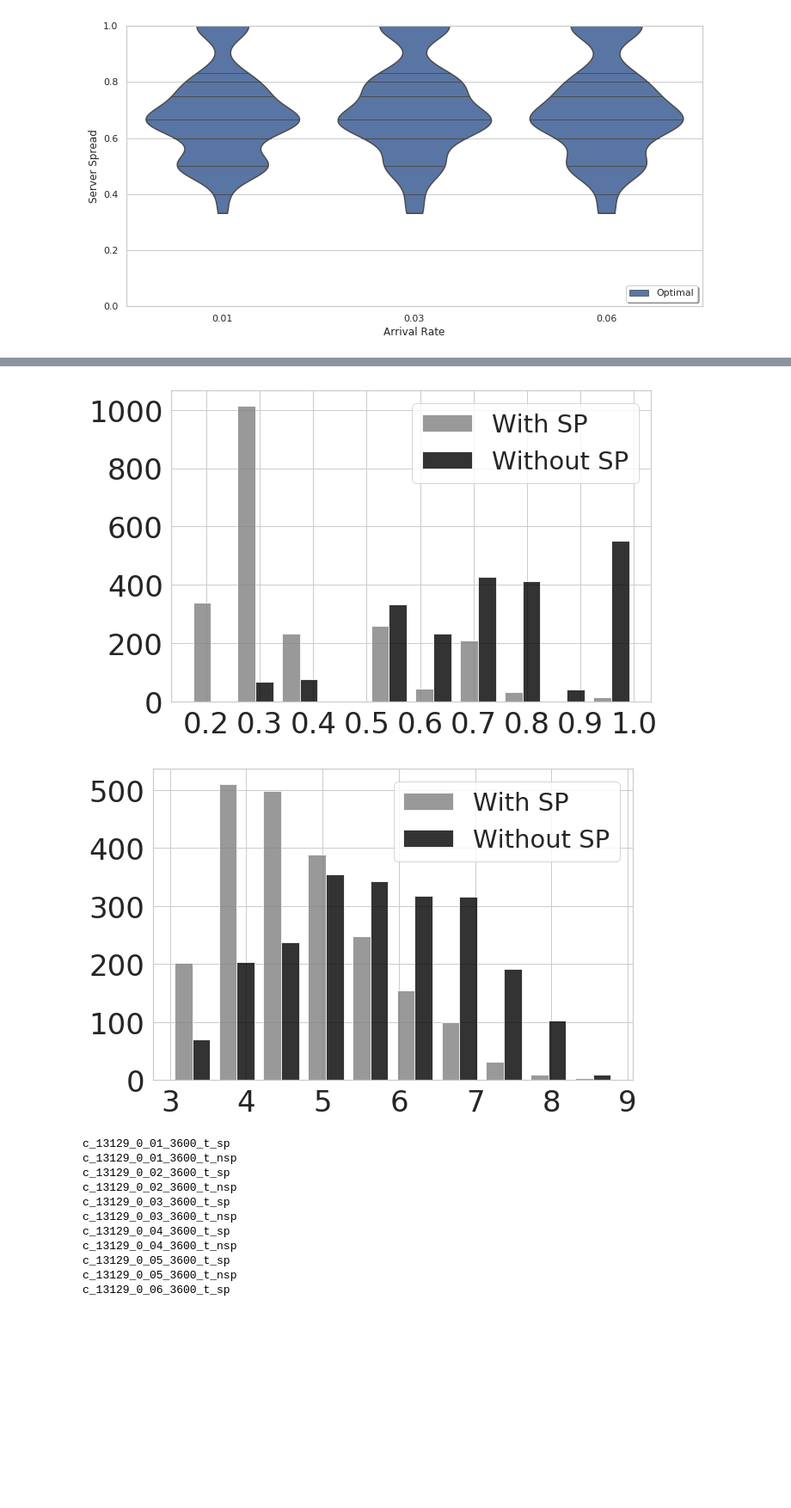
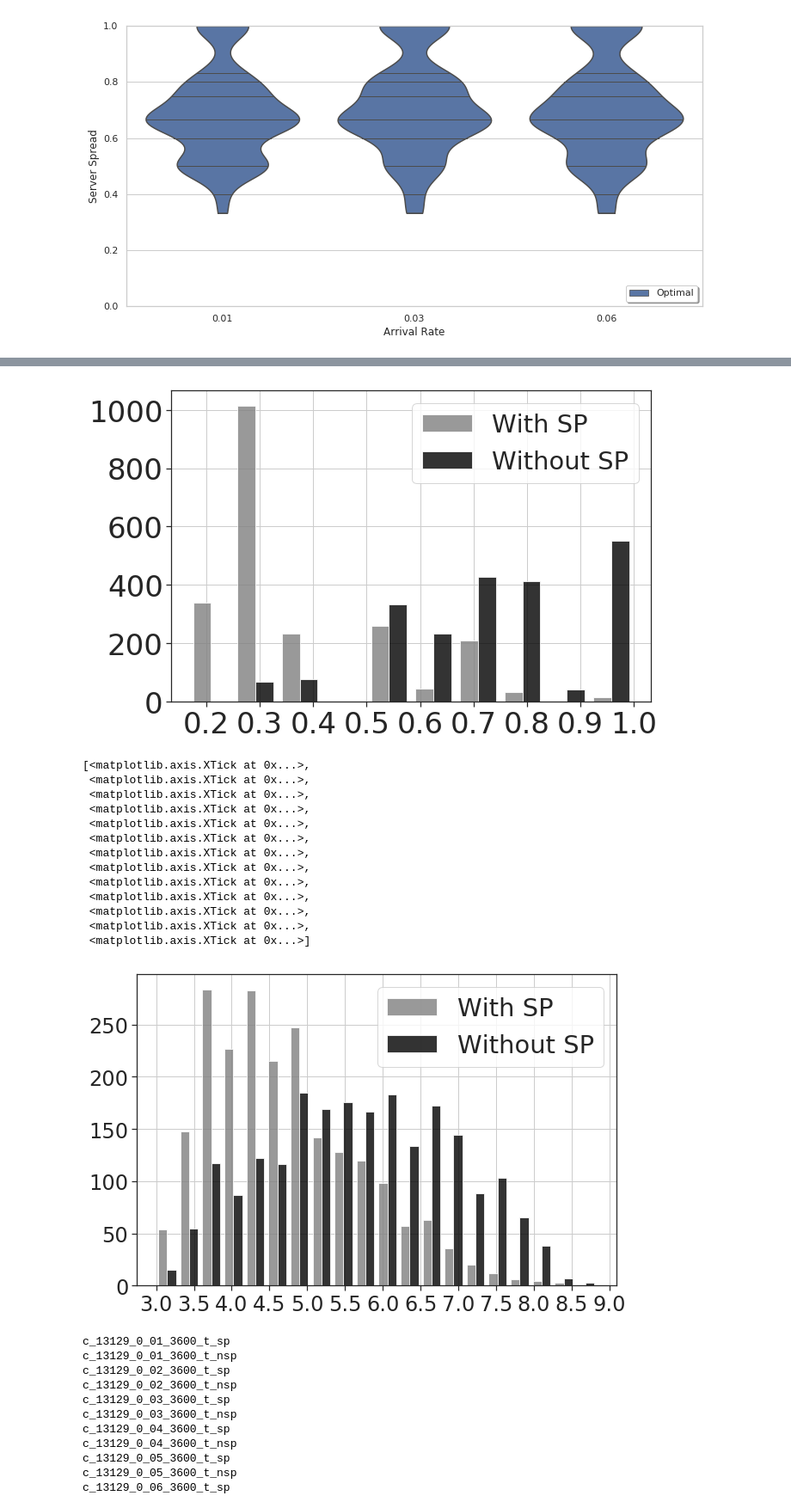
Before and after one commit to mfbari/esso, a Jupyter notebook: plots/plot_server_and_co_spread.ipynb, the cells around one changed output, grey strips where cells are left out. Shown at 86% size. Drawn from its saved outputs; the diff is of its cells as text; code cells hidden in the pictures; blank space fills up the shorter version.

Commit message:
update plot style to add grid and ticks

```diff
--- a/plots/plot_server_and_co_spread.ipynb
+++ b/plots/plot_server_and_co_spread.ipynb
@@ -9,7 +9,8 @@ import seaborn as sns
 import statsmodels.api as sm
 %matplotlib inline
 # %%
-sns.set(style="whitegrid")
+#sns.set(style="ticks")
+sns.set_style("ticks", {"axes.grid": True})
 color_palette = ['Red', 'Black', 'Blue']
 figsize=(12,6)
 # %%
@@ -149,19 +150,35 @@ for item in ([ax.title, ax.xaxis.label, ax.yaxis.label] +
               ax.get_xticklabels() + ax.get_yticklabels()):
     item.set_fontsize(34)
 # %% [output]
-[figure, old version]
+[figure, new version]
 # %%
 fig.savefig('13129_switch_power_nfv_pod_spread.pdf', dpi=1200)
 # %%
 fig, ax = plt.subplots()
 x = spread_df[spread_df['Switch Power'] == 'Yes']['Path Spread']
 y = spread_df[spread_df['Switch Power'] == 'No']['Path Spread']
-ax.hist([x, y], color=['gray','black'], label=['With SP', 'Without SP'], alpha=0.8)
+ax.hist([x, y], bins=20, color=['gray','black'], label=['With SP', 'Without SP'], alpha=0.8)
 ax.legend(loc='best', fontsize=29)
-for item in ([ax.title, ax.xaxis.label, ax.yaxis.label] +
-              ax.get_xticklabels() + ax.get_yticklabels()):
-    item.set_fontsize(34)
-#ax.set_xlim(0, 60)
+for item in ([ax.title, ax.xaxis.label, ax.yaxis.label]):
+    item.set_fontsize(24)
+for item in ax.get_xticklabels():
+    item.set_fontsize(24)
+for item in ax.get_yticklabels():
+    item.set_fontsize(24)
+ax.set_xticks(np.arange(3, 9.5, 0.5))
 # %% [output]
+[<matplotlib.axis.XTick at 0x...>,
+ <matplotlib.axis.XTick at 0x...>,
+ <matplotlib.axis.XTick at 0x...>,
+ <matplotlib.axis.XTick at 0x...>,
+ <matplotlib.axis.XTick at 0x...>,
+ <matplotlib.axis.XTick at 0x...>,
+ <matplotlib.axis.XTick at 0x...>,
+ <matplotlib.axis.XTick at 0x...>,
+ <matplotlib.axis.XTick at 0x...>,
+ <matplotlib.axis.XTick at 0x...>,
+ <matplotlib.axis.XTick at 0x...>,
+ <matplotlib.axis.XTick at 0x...>,
+ <matplotlib.axis.XTick at 0x...>]
-[figure, old version]
+[figure, new version]
 # %%
```
Also changed, not shown: parts of 3 cells of this notebook.
